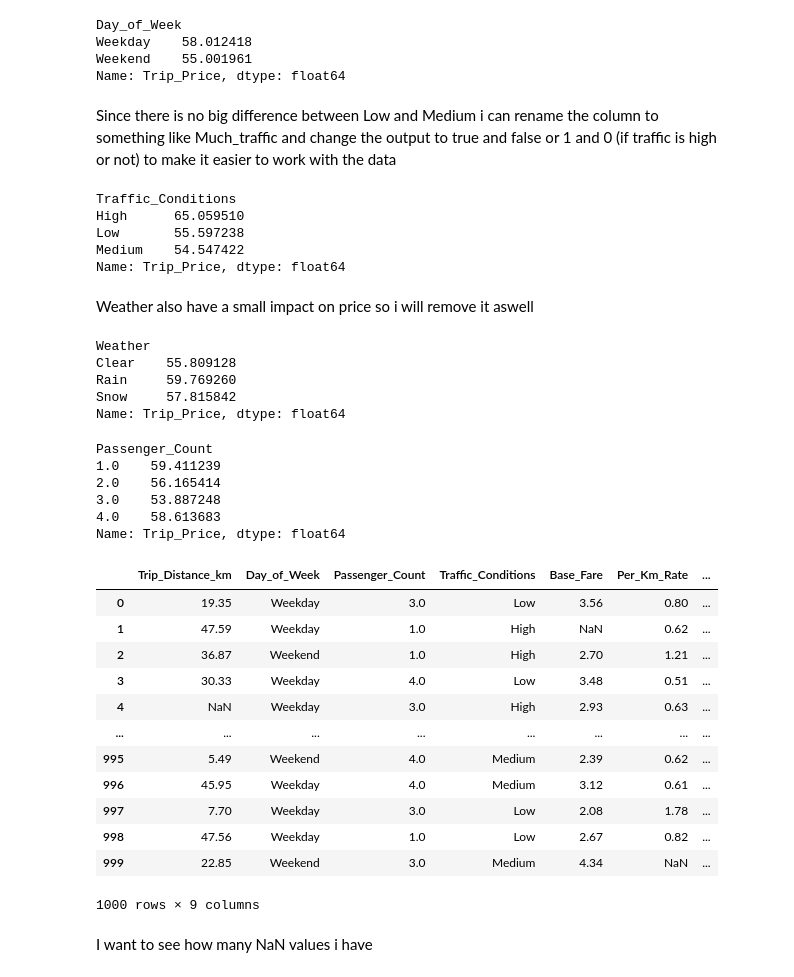
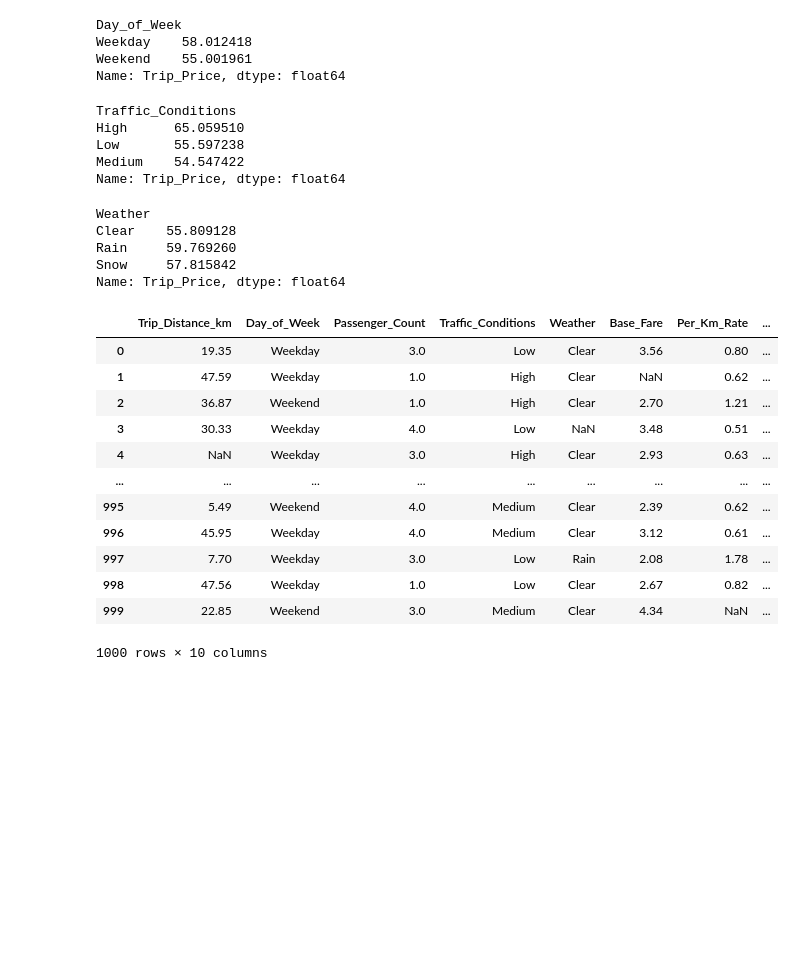
Before and after one commit to norelindkvist-debug/taxi-prediction-fullstack-nore, a Jupyter notebook: src/taxipred/model_development/eda.ipynb, the cells around one changed output. Drawn from its saved outputs; the diff is of its cells as text; code cells hidden in the pictures; blank space fills up the shorter version.

Commit message:
i did some eda and will do some graphs now then i will start with models

```diff
--- a/src/taxipred/model_development/eda.ipynb
+++ b/src/taxipred/model_development/eda.ipynb
@@ -89,8 +68,6 @@ Day_of_Week
 Weekday    58.012418
 Weekend    55.001961
 Name: Trip_Price, dtype: float64
-# %% [markdown]
-Since there is no big difference between Low and Medium i can rename the column to something like Much_traffic and change the output to true and false or 1 and 0 (if traffic is high or not) to make it easier to work with the data
 # %%
 df.groupby("Traffic_Conditions")["Trip_Price"].mean()
 # %% [output]
@@ -99,8 +76,6 @@ High      65.059510
 Low       55.597238
 Medium    54.547422
 Name: Trip_Price, dtype: float64
-# %% [markdown]
-Weather also have a small impact on price so i will remove it aswell
 # %%
 df.groupby("Weather")["Trip_Price"].mean()
 # %% [output]
@@ -109,31 +84,20 @@ Clear    55.809128
 Rain     59.769260
 Snow     57.815842
 Name: Trip_Price, dtype: float64
-# %%
-df.groupby("Passenger_Count")["Trip_Price"].mean()
-# %% [output]
-Passenger_Count
-1.0    59.411239
-2.0    56.165414
-3.0    53.887248
-4.0    58.613683
-Name: Trip_Price, dtype: float64
 # %%
-df = df.drop(["Weather", "Time_of_Day"], axis=1)
+df = df.drop(["Time_of_Day"], axis=1).copy()
 df
 # %% [output]
-|  | Trip_Distance_km | Day_of_Week | Passenger_Count | Traffic_Conditions | Base_Fare | Per_Km_Rate | ... |
-| 0 | 19.35 | Weekday | 3.0 | Low | 3.56 | 0.80 | ... |
-| 1 | 47.59 | Weekday | 1.0 | High | NaN | 0.62 | ... |
-| 2 | 36.87 | Weekend | 1.0 | High | 2.70 | 1.21 | ... |
-| 3 | 30.33 | Weekday | 4.0 | Low | 3.48 | 0.51 | ... |
-| 4 | NaN | Weekday | 3.0 | High | 2.93 | 0.63 | ... |
-| ... | ... | ... | ... | ... | ... | ... | ... |
-| 995 | 5.49 | Weekend | 4.0 | Medium | 2.39 | 0.62 | ... |
-| 996 | 45.95 | Weekday | 4.0 | Medium | 3.12 | 0.61 | ... |
-| 997 | 7.70 | Weekday | 3.0 | Low | 2.08 | 1.78 | ... |
-| 998 | 47.56 | Weekday | 1.0 | Low | 2.67 | 0.82 | ... |
-| 999 | 22.85 | Weekend | 3.0 | Medium | 4.34 | NaN | ... |
+|  | Trip_Distance_km | Day_of_Week | Passenger_Count | Traffic_Conditions | Weather | Base_Fare | Per_Km_Rate | ... |
+| 0 | 19.35 | Weekday | 3.0 | Low | Clear | 3.56 | 0.80 | ... |
+| 1 | 47.59 | Weekday | 1.0 | High | Clear | NaN | 0.62 | ... |
+| 2 | 36.87 | Weekend | 1.0 | High | Clear | 2.70 | 1.21 | ... |
+| 3 | 30.33 | Weekday | 4.0 | Low | NaN | 3.48 | 0.51 | ... |
+| 4 | NaN | Weekday | 3.0 | High | Clear | 2.93 | 0.63 | ... |
+| ... | ... | ... | ... | ... | ... | ... | ... | ... |
+| 995 | 5.49 | Weekend | 4.0 | Medium | Clear | 2.39 | 0.62 | ... |
+| 996 | 45.95 | Weekday | 4.0 | Medium | Clear | 3.12 | 0.61 | ... |
+| 997 | 7.70 | Weekday | 3.0 | Low | Rain | 2.08 | 1.78 | ... |
+| 998 | 47.56 | Weekday | 1.0 | Low | Clear | 2.67 | 0.82 | ... |
+| 999 | 22.85 | Weekend | 3.0 | Medium | Clear | 4.34 | NaN | ... |
-1000 rows × 9 columns
+1000 rows × 10 columns
-# %% [markdown]
-I want to see how many NaN values i have
```
Also changed, not shown: parts of 20 cells of this notebook, 2 other files.
